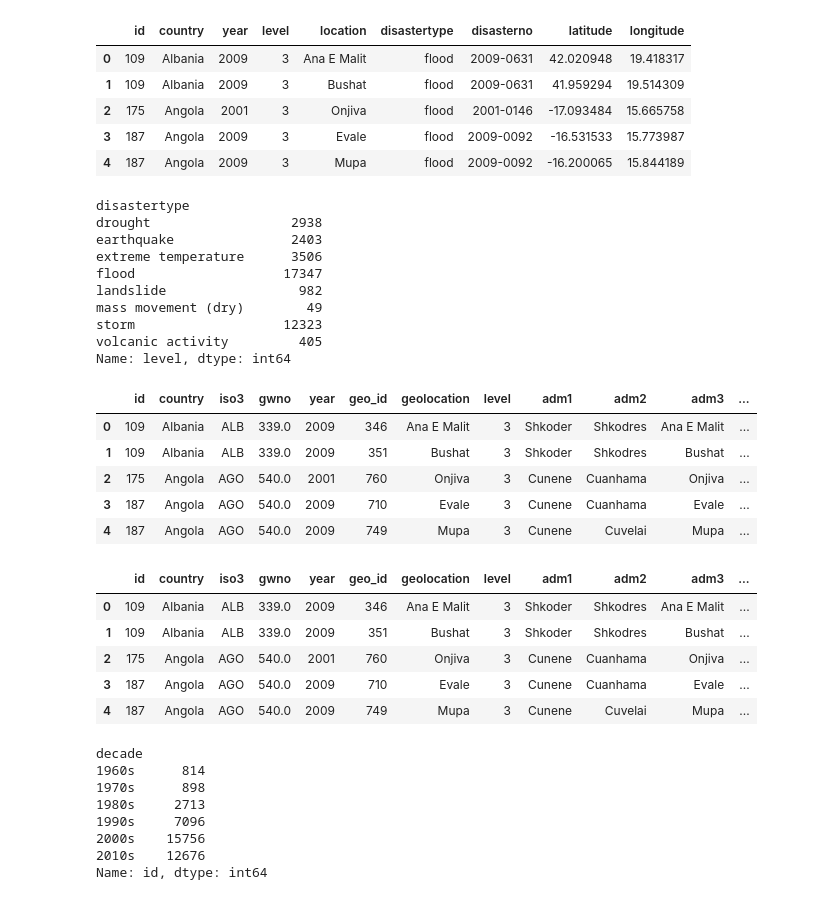
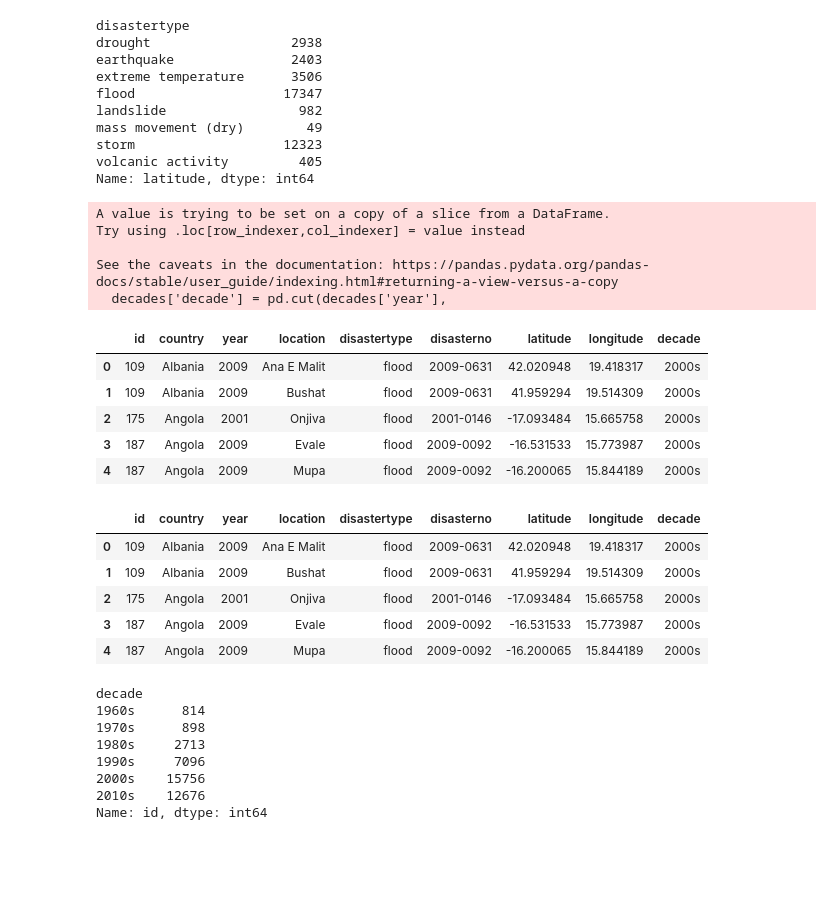
Before and after one commit to andrewplane/project_one, a Jupyter notebook: andrew.ipynb, the cells around one changed output. Cells and saved outputs as stored; diff of their text form; code cells hidden in the pictures; blank space fills up the shorter version.

```diff
--- a/andrew.ipynb
+++ b/andrew.ipynb
@@ -13,5 +18,6 @@ csv_file = 'Resources/pend-gdis-1960-2018-disasterlocations.csv'
 # %%
 # read in csv file
-df = pd.read_csv(csv_file)
+import_df = pd.read_csv(csv_file)
+df = import_df[['id','country','year','location','disastertype','disasterno','latitude','longitude']]
 df.head()
 # %% [output]
@@ -24,18 +30,6 @@ df.head()
-# %%
-# Riley
-# Creation of clean data frame
-clean_df = df[['id','country','year','level','location','disastertype','disasterno','latitude','longitude']]
-clean_df.head()
-# %% [output]
-|  | id | country | year | level | location | disastertype | disasterno | latitude | longitude |
-| 0 | 109 | Albania | 2009 | 3 | Ana E Malit | flood | 2009-0631 | 42.020948 | 19.418317 |
-| 1 | 109 | Albania | 2009 | 3 | Bushat | flood | 2009-0631 | 41.959294 | 19.514309 |
-| 2 | 175 | Angola | 2001 | 3 | Onjiva | flood | 2001-0146 | -17.093484 | 15.665758 |
-| 3 | 187 | Angola | 2009 | 3 | Evale | flood | 2009-0092 | -16.531533 | 15.773987 |
-| 4 | 187 | Angola | 2009 | 3 | Mupa | flood | 2009-0092 | -16.200065 | 15.844189 |
 # %%
 # Andy
-countries_df = df.groupby(['disastertype'])['level'].count()
+countries_df = df.groupby(['disastertype'])['latitude'].count()
 countries_df
 # %% [output]
 disastertype
@@ -47,36 +41,41 @@ landslide                 982
 mass movement (dry)        49
 storm                   12323
 volcanic activity         405
-Name: level, dtype: int64
+Name: latitude, dtype: int64
 # %%
 # Andy
 decades = df
 
 bins = [1960,1970,1980,1990,2000,2010,2020]
 group_names = ['1960s','1970s','1980s','1990s','2000s','2010s']
 
-decades['decade'] = pd.cut(df['year'],
+decades['decade'] = pd.cut(decades['year'],
                            bins, labels=group_names,
                            include_lowest=True)
 decades.head()
 # %% [output]
+A value is trying to be set on a copy of a slice from a DataFrame.
+Try using .loc[row_indexer,col_indexer] = value instead
+
+See the caveats in the documentation: https://pandas.pydata.org/pandas-docs/stable/user_guide/indexing.html#returning-a-view-versus-a-copy
+  decades['decade'] = pd.cut(decades['year'],
-|  | id | country | iso3 | gwno | year | geo_id | geolocation | level | adm1 | adm2 | adm3 | ... |
-| 0 | 109 | Albania | ALB | 339.0 | 2009 | 346 | Ana E Malit | 3 | Shkoder | Shkodres | Ana E Malit | ... |
-| 1 | 109 | Albania | ALB | 339.0 | 2009 | 351 | Bushat | 3 | Shkoder | Shkodres | Bushat | ... |
-| 2 | 175 | Angola | AGO | 540.0 | 2001 | 760 | Onjiva | 3 | Cunene | Cuanhama | Onjiva | ... |
-| 3 | 187 | Angola | AGO | 540.0 | 2009 | 710 | Evale | 3 | Cunene | Cuanhama | Evale | ... |
-| 4 | 187 | Angola | AGO | 540.0 | 2009 | 749 | Mupa | 3 | Cunene | Cuvelai | Mupa | ... |
+|  | id | country | year | location | disastertype | disasterno | latitude | longitude | decade |
+| 0 | 109 | Albania | 2009 | Ana E Malit | flood | 2009-0631 | 42.020948 | 19.418317 | 2000s |
+| 1 | 109 | Albania | 2009 | Bushat | flood | 2009-0631 | 41.959294 | 19.514309 | 2000s |
+| 2 | 175 | Angola | 2001 | Onjiva | flood | 2001-0146 | -17.093484 | 15.665758 | 2000s |
+| 3 | 187 | Angola | 2009 | Evale | flood | 2009-0092 | -16.531533 | 15.773987 | 2000s |
+| 4 | 187 | Angola | 2009 | Mupa | flood | 2009-0092 | -16.200065 | 15.844189 | 2000s |
 # %%
 # Andy
 floods = df.loc[df['disastertype'] == 'flood']
 floods.head()
 # %% [output]
-|  | id | country | iso3 | gwno | year | geo_id | geolocation | level | adm1 | adm2 | adm3 | ... |
-| 0 | 109 | Albania | ALB | 339.0 | 2009 | 346 | Ana E Malit | 3 | Shkoder | Shkodres | Ana E Malit | ... |
-| 1 | 109 | Albania | ALB | 339.0 | 2009 | 351 | Bushat | 3 | Shkoder | Shkodres | Bushat | ... |
-| 2 | 175 | Angola | AGO | 540.0 | 2001 | 760 | Onjiva | 3 | Cunene | Cuanhama | Onjiva | ... |
-| 3 | 187 | Angola | AGO | 540.0 | 2009 | 710 | Evale | 3 | Cunene | Cuanhama | Evale | ... |
-| 4 | 187 | Angola | AGO | 540.0 | 2009 | 749 | Mupa | 3 | Cunene | Cuvelai | Mupa | ... |
+|  | id | country | year | location | disastertype | disasterno | latitude | longitude | decade |
+| 0 | 109 | Albania | 2009 | Ana E Malit | flood | 2009-0631 | 42.020948 | 19.418317 | 2000s |
+| 1 | 109 | Albania | 2009 | Bushat | flood | 2009-0631 | 41.959294 | 19.514309 | 2000s |
+| 2 | 175 | Angola | 2001 | Onjiva | flood | 2001-0146 | -17.093484 | 15.665758 | 2000s |
+| 3 | 187 | Angola | 2009 | Evale | flood | 2009-0092 | -16.531533 | 15.773987 | 2000s |
+| 4 | 187 | Angola | 2009 | Mupa | flood | 2009-0092 | -16.200065 | 15.844189 | 2000s |
 # %%
 # Andy
 floods_w_decades = decades.loc[decades['disastertype'] == 'flood']
```
Also changed, not shown: parts of 24 cells of this notebook.
